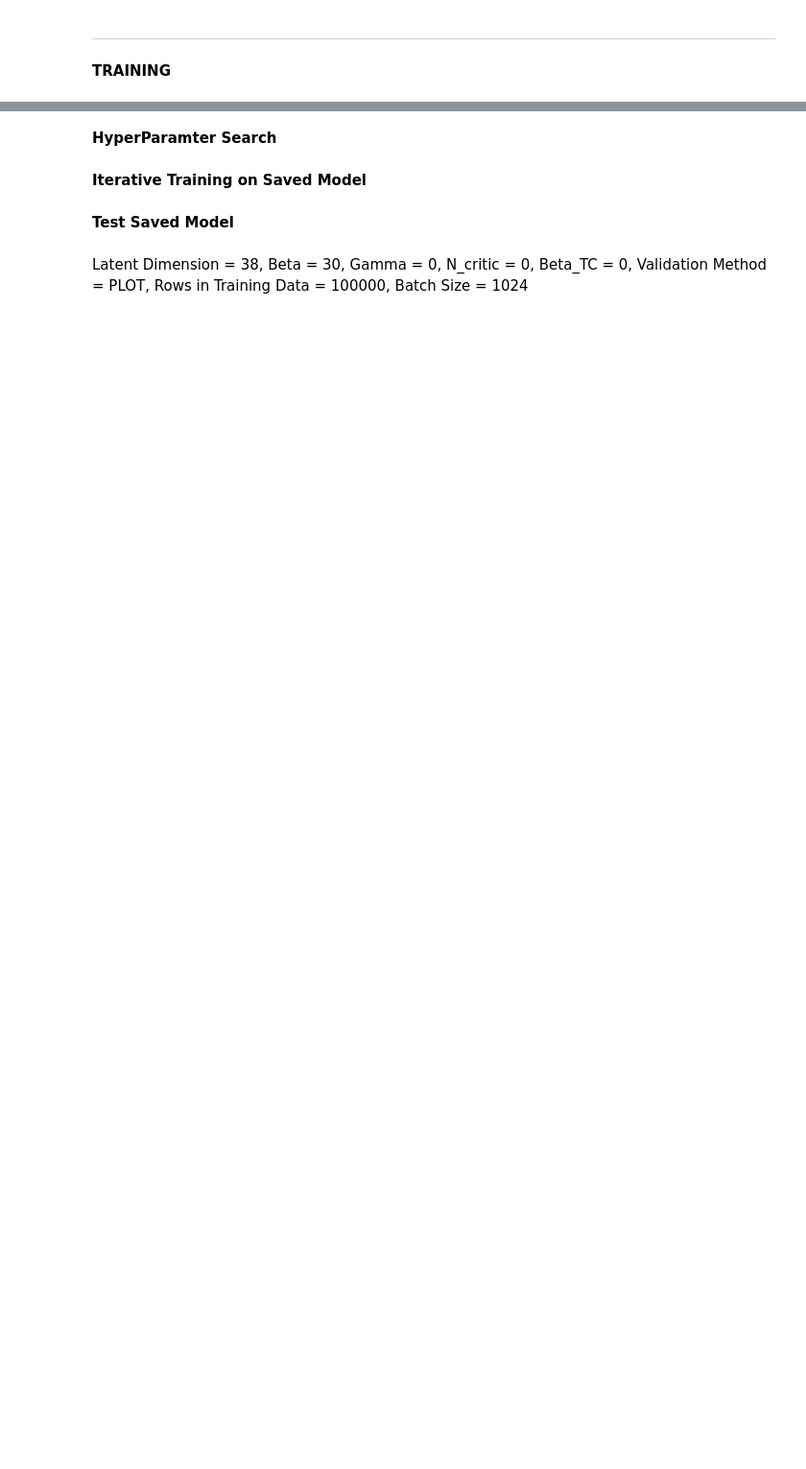
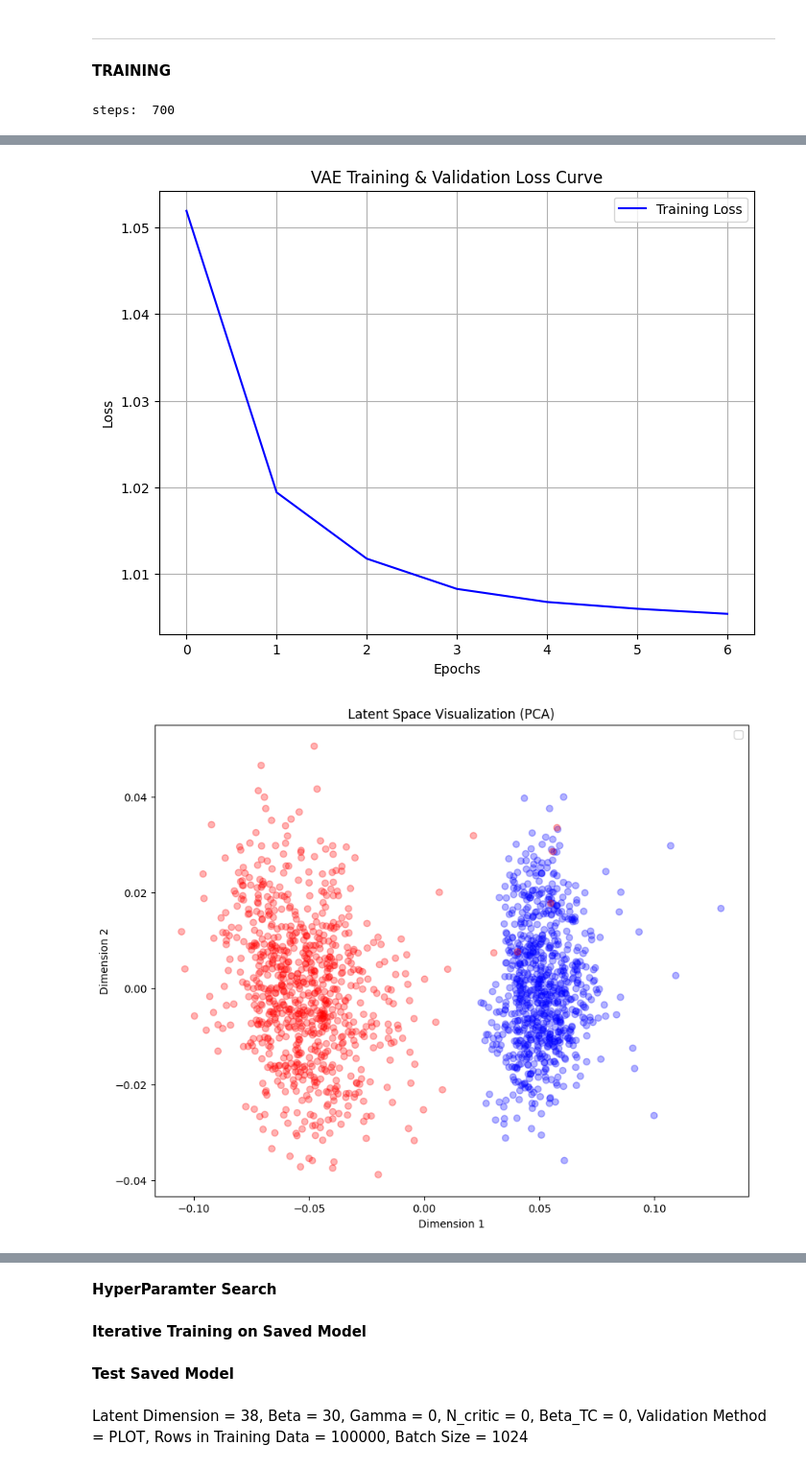
Before and after one commit to Samin765/Edge-Deployable-Unsupervised-IDS-for-CAN, a Jupyter notebook: VAE_multiple_samples_.ipynb, the cells around one changed output, grey strips where cells are left out. Shown at 96% size. Saved outputs shown, nothing was run; the diff lists cells and outputs as text; code cells hidden in the pictures; blank space fills up the shorter version.

```diff
--- a/VAE_multiple_samples_.ipynb
+++ b/VAE_multiple_samples_.ipynb
@@ -1509,13 +1535,14 @@ class LR_SEMIVAE(Model):
         self.num_classes = num_classes
         self.lambda_cls = lambda_cls
 
+        # FLOPs:
         # Encoder
         self.encoder = tf.keras.Sequential([
             layers.InputLayer(shape=(window_size, input_dim)),  # Sequence input shape (window_size, input_dim) Experiment: HE Init
             layers.LSTM(128, activation='relu', return_sequences=True),
             layers.GlobalAveragePooling1D()
+        ])
 
-        ])
         self.fc_mu = layers.Dense(latent_dim)  # Latent mean
         self.fc_logvar = layers.Dense(latent_dim)  # Latent log variance
 
@@ -1604,7 +1631,7 @@ class LR_SEMIVAE(Model):
         #print("AT CALL: mu shape " , mu.shape )
         #print("AT CALL: logvar shape " , logvar.shape )
 
-        z= self.reparameterize(mu, logvar, n_samples)
+        z = self.reparameterize(mu, logvar, n_samples)
         #print("AT REPARAM: z shape " , z.shape )
 
         reconstructed, y_pred = self.decode(z, y_hat, hidden)
@@ -1687,13 +1714,20 @@ class LR_SEMIVAE(Model):
 
             #y_logits = self.LR_classifier(z_mean)
             # Binary cross-entropy loss for classification
-            classification_loss = tf.reduce_mean(
-                tf.keras.losses.binary_crossentropy(
+            if AD:
+                classification_loss = tf.keras.losses.binary_crossentropy(
                     y,
                     y_logits,
                     from_logits=False
                 )
-            )
+            else:
+                classification_loss = tf.reduce_mean(
+                    tf.keras.losses.binary_crossentropy(
+                        y,
+                        y_logits,
+                        from_logits=False
+                    )
+                )
 
         if AD:
             losses['classification_loss'] = classification_loss * self.lambda_cls
@@ -1724,6 +1764,32 @@ class LR_SEMIVAE(Model):
 --------------------------------------
 # %% [markdown]
 **TRAINING**
+# %%
+reload(utils)
+reload(train)
+reload(anomaly_detection_functions)
+# Regular HYPERPARAMETERS
+input_dim = np.size(processeddataframe['features'][0])
+epochs = 100
+n_samples = 11
+learning_rate = 1e-04
+weight_decay = 1e-06
+learning_rate_disc = 5e-5 # FactorVAE
+
+steps_anneal = epochs * len(train_dataset)
+print("steps: ", steps_anneal)
+alpha = 0.0  # Minimum learning rate as a fraction of the initial learning rate
+validation_method = "B_TCVAE" # None, B_VAE, TC, B_TCVAE, PLOT
+patience = 5
+
+# IMPORTANT
+latent_dim= 10
+beta = 0.8 # 50
+beta_tc = 1.008 #1.008 # keep in mind this is tuned based on that we get tc loss = -244..
+gamma = 0  # TC weight (typically between 1 and 10) 6
+n_critic = 0
+# %% [output]
+steps:  700
 # %%
 reload(utils)
 reload(train)
@@ -1744,7 +1810,7 @@ patience = 5
 
 # IMPORTANT
 latent_dim= 10
-beta = 3 # 50
+beta = 0.8 # 50
 beta_tc = 1.008 #1.008 # keep in mind this is tuned based on that we get tc loss = -244..
 gamma = 0  # TC weight (typically between 1 and 10) 6
 n_critic = 0
@@ -1772,11 +1838,11 @@ vae_semi = LR_SEMIVAE(input_dim=input_dim, latent_dim=latent_dim, window_size= w
 optimizer = tf.keras.optimizers.AdamW(learning_rate=cosine_decay_schedule)
 discriminator_optimizer = tf.keras.optimizers.AdamW(learning_rate=learning_rate_disc)
 
-train_losses, val_losses, real_epochs, time, show_val, model_path, vae = train_model_semi(vae_semi,optimizer,discriminator_optimizer, epochs,
+train_losses, val_losses, real_epochs, time, show_val, model_path, vae = train_model(vae,optimizer,discriminator_optimizer, epochs,
                                                                     n_samples, input_dim, latent_dim, batch_size,beta,
                                                                       gamma, n_critic, steps_anneal, patience, time,beta_tc,validation_method,
-                                                                      model_path= "", train_dataset = test_dataset,test_dataset = test_dataset,
-                                                                      val_dataset = test_threshold_dataset,n_rows_train=n_rows_train,AWS = AWS,s3 = s3, BUCKET=BUCKET)
+                                                                      model_path= "", train_dataset = train_dataset,test_dataset = test_dataset,
+                                                                      val_dataset = val_dataset,n_rows_train=n_rows_train,AWS = AWS,s3 = s3, BUCKET=BUCKET)
 
 
 plot_loss_curve(train_losses, val_losses , real_epochs, latent_dim, time,n_rows_train, show_val= show_val, AWS = AWS, s3 = s3, BUCKET = BUCKET)
@@ -1786,8 +1852,8 @@ reducer = get_latent_representations_label(vae, test_dataset, latent_dim, beta,n
 
 if AD:
   reconstruction_AD = True
-  latent_AD = False
-  reconstruction_threshold, probability_threshold, latent_threshold, mean_train, variance_train, loaded_vae, tree = get_threshold_from_train(model_path,train_dataset, val_dataset,reconstruction_AD, latent_AD, val_dataset2= val_dataset2)
+  latent_AD = True
+  reconstruction_threshold, probability_threshold, latent_threshold, mean_train, variance_train, loaded_vae, tree = get_threshold_from_train(model_path,train_dataset, val_dataset,reconstruction_AD, latent_AD, val_dataset2= None)
   results, results_probs, distances = anomaly_detection(loaded_vae, test_dataset , reconstruction_AD, latent_AD, mean_train, variance_train, tree = tree, debug = True)
   reconstruction_error_accuracy , reconstruction_probs_accuracy, latent_accuracy = get_anomaly_detection_accuracy(reconstruction_AD, latent_AD, results,results_probs,reconstruction_threshold,probability_threshold,distances,latent_threshold,model_name, latent_dim,epochs,time,n_rows_train, AWS = AWS, s3=s3, BUCKET = BUCKET)
 # %% [output]
@@ -1795,0 +1873,2 @@ Input Dimension = 24, Latent Dimension = 10, Beta = 3, Validation Method = B_TCV
+[figure, added]
+[figure, added]
```
Also changed, not shown: parts of 9 cells of this notebook, 3 other files.
